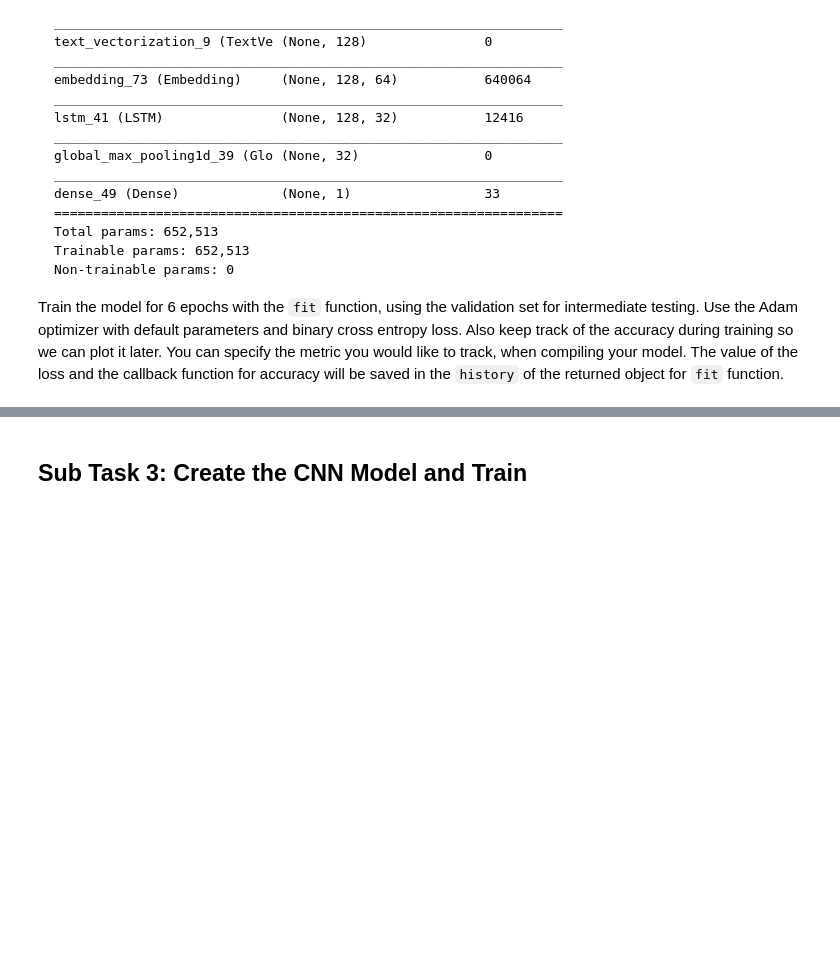
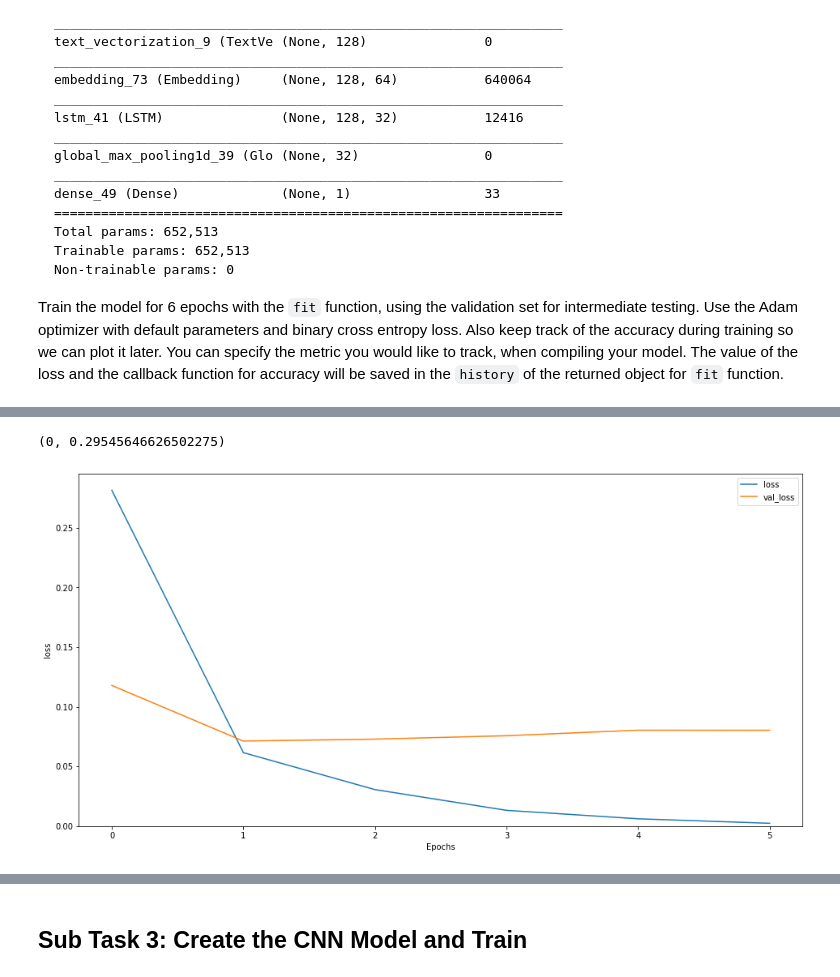
Before and after one commit to gitdxj/RNN-CNN-and-keyphrase-extraction, a Jupyter notebook: ITA_assignment4.ipynb, the cells around one changed output, grey strips where cells are left out. Drawn from its saved outputs; the diff is of its cells as text; code cells hidden in the pictures; blank space fills up the shorter version.

```diff
--- a/ITA_assignment4.ipynb
+++ b/ITA_assignment4.ipynb
@@ -62,12 +64,12 @@ X_train, X_val, Ytrain, Yval = train_test_split(X_train, Ytrain, test_size=0.2)#
 # %%
-dataset_train =  Dataset.from_tensor_slices((X_train,Ytrain))
-dataset_train =  dataset_train.shuffle(len(Y)).batch(16)
+dataset_train =  tf.data.Dataset.from_tensor_slices((X_train, Ytrain))### your code ###
+dataset_train =  dataset_train.shuffle(len(X_train)).batch(16)### shuffle, set batch to 16 ###
 
-dataset_val = Dataset.from_tensor_slices((X_val,Yval))
-dataset_val = dataset_val.shuffle(len(Y)).batch(16)
+dataset_val =  tf.data.Dataset.from_tensor_slices((X_val, Yval))### your code ###
+dataset_val = dataset_val.batch(16)### set batch to 16 ###
 
-dataset_test =  Dataset.from_tensor_slices((X_test,Ytest))
-dataset_test = dataset_test.shuffle(len(Y)).batch(16)
+dataset_test =  tf.data.Dataset.from_tensor_slices((X_test, Ytest)) ### your code ###
+dataset_test = dataset_test.batch(16)### set batch to 16 ###
 
 for feat, targ in dataset_train.take(1):
     print ('Features: {}, Target: {}'.format(feat, targ))
@@ -91,7 +91,7 @@ Features: [b'Yes..gauti and sehwag out of odi series.'
 # %% [markdown]
 Set the vocabulary size to `10000` and use the `TextVectorization` class to preprocess the textual data and turn it into integer vectors. Set the lenght of the output sequence to `128`. Any sequence with more tokens will be truncated and shorter sequences will be padded to fit the size.
 # %%
-encoder = TextVectorization(max_tokens=10000, output_sequence_length=128)### your code ###
+encoder = TextVectorization(max_tokens=10000, output_mode='int', output_sequence_length=128)### your code ###
 encoder.adapt(dataset_train.map(lambda text, label: text))
 # %%
 # run this cell to make sure your output makes sense
@@ -144,11 +153,11 @@ embedding_dim = 64
 hidden_dim = 32
 
 i = Input(shape=(1,), dtype="string")
-x = ### pre-processing ###
-x =  ### embedding ###
-x =  ### lstm - keep in mind the output shape is (None, 128, 32) meaning that ALL the hidden states are returned and not just the final one ###
-x = ### max pool over everything ###
+x = encoder(i)### pre-processing ###
+x = tf.keras.layers.Embedding(10001, 64, input_length=128)(x)### embedding ###
+x = tf.keras.layers.LSTM(32, return_sequences=True, return_state=False)(x)### lstm - keep in mind the output shape is (None, 128, 32) meaning that ALL the hidden states are returned and not just the final one ###
+x = tf.keras.layers.GlobalMaxPooling1D()(x)### max pool over everything ###
 x = Dense(1, activation='sigmoid')(x)
 
-lstm_model = ### build model ###
+lstm_model = Model(inputs=i, outputs=x)### build model ###
 lstm_model.summary()
@@ -155,5 +185,9 @@ lstm_model.summary()
 # %%
 # Compile and fit
-lstm_model.compile ### your code ###
+lstm_model.compile(loss=tf.keras.losses.BinaryCrossentropy(from_logits=True),
+              optimizer=tf.keras.optimizers.Adam(),
+              metrics=['accuracy']) ### your code ###
 print('Training model...')
-r = lstm_model.fit ### your code ###
+r = lstm_model.fit(dataset_train, epochs=6,
+                    validation_data=dataset_val,
+                    validation_steps=30) ### your code ###
@@ -160 +208,16 @@ r = lstm_model.fit ### your code ###
+# %%
+def plot_graphs(history, metric):
+  plt.plot(history.history[metric])
+  plt.plot(history.history['val_'+metric], '')
+  plt.xlabel("Epochs")
+  plt.ylabel(metric)
+  plt.legend([metric, 'val_'+metric])
+# Plot loss per iteration
+plt.figure(figsize=(16,8))
+plot_graphs(r, 'loss')
+plt.ylim(0,None)
+### your code ###
+# %% [output]
+(0, 0.29545646626502275)
+[figure, added]
 # %%
```
Also changed, not shown: parts of 20 cells of this notebook.
